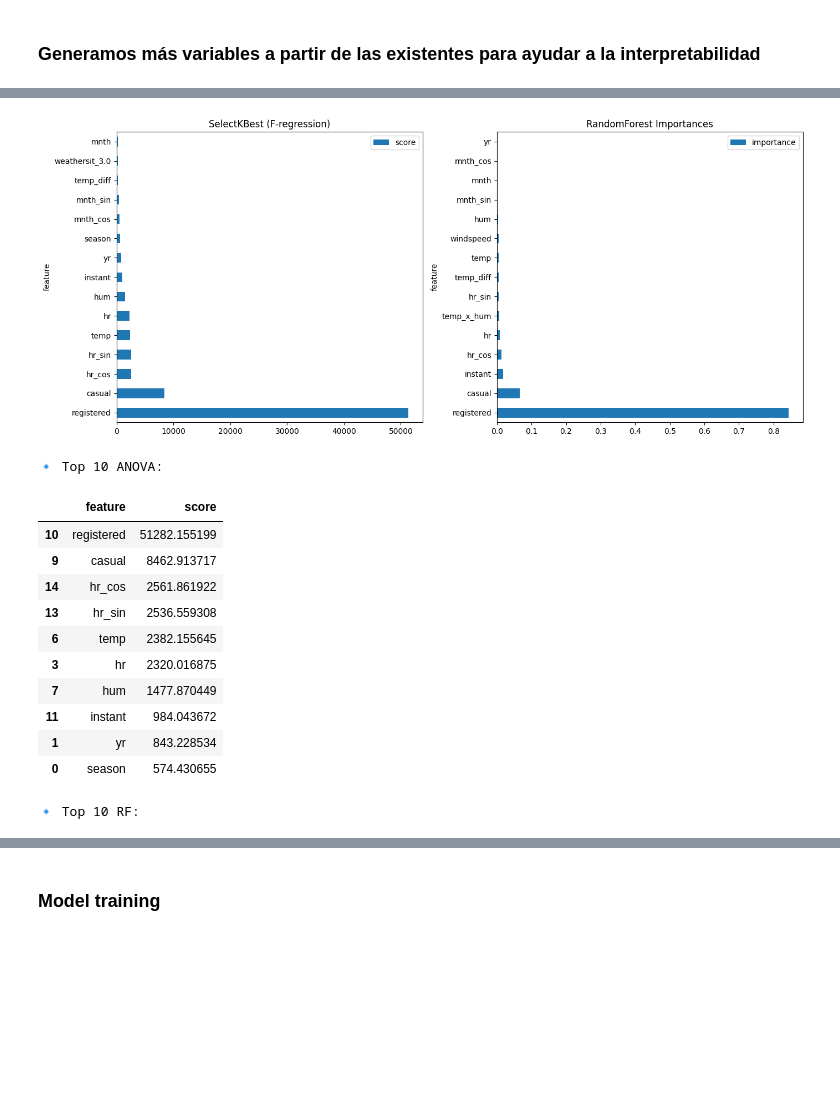
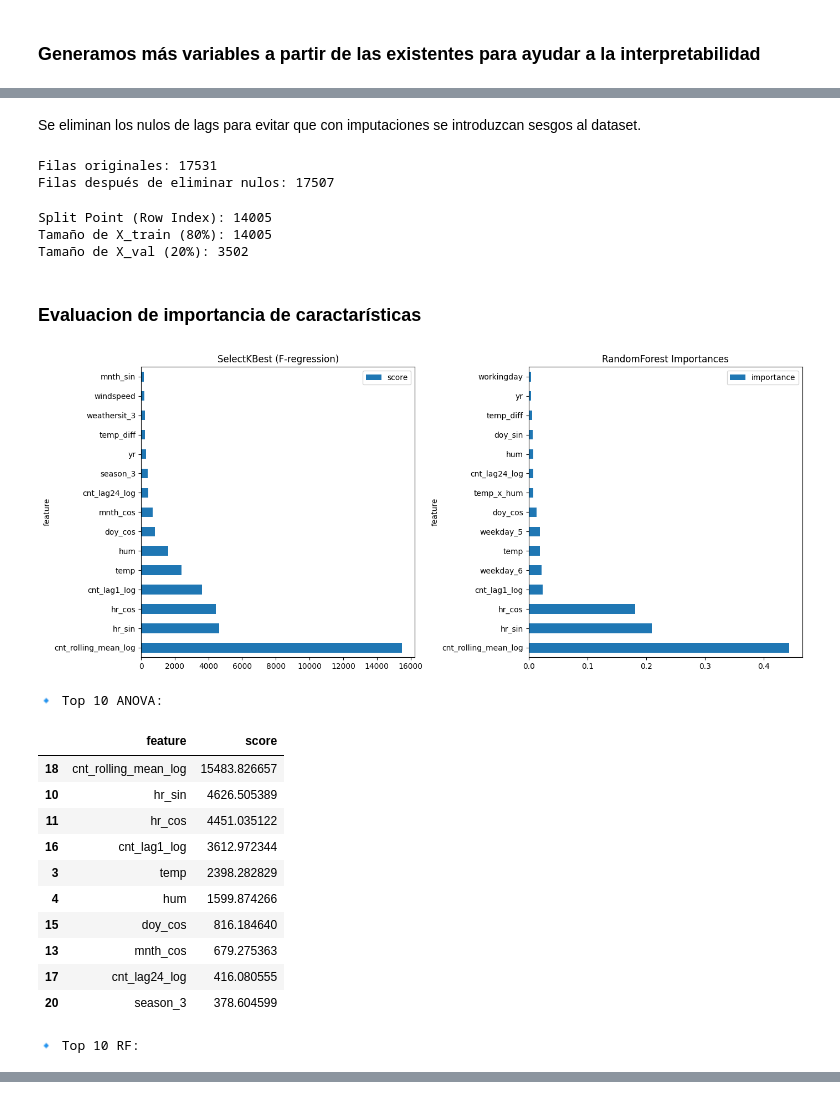
Before and after one commit to alcalderagl/bike_sharing_mlops, a Jupyter notebook: notebooks/02_feature_eng.ipynb, the cells around one changed output, grey strips where cells are left out. Drawn from its saved outputs; the diff is of its cells as text; code cells hidden in the pictures; blank space fills up the shorter version.

```diff
--- a/notebooks/02_feature_eng.ipynb
+++ b/notebooks/02_feature_eng.ipynb
@@ -190,14 +257,43 @@ Shape después: (17531, 30)
+# %% [markdown]
+Se eliminan los nulos de lags para evitar que con imputaciones se introduzcan sesgos al dataset.
+# %%
+lag_columns = ['cnt_lag1_log', 'cnt_lag24_log', 'cnt_rolling_mean_log']
+y = df_model['cnt_log']
+df_clean = pd.concat([X, y], axis=1).dropna(subset=lag_columns)
+print(f"Filas originales: {len(X)}")
+X = df_clean.drop(columns='cnt_log')
+y = df_clean['cnt_log']
+print(f"Filas después de eliminar nulos: {len(X)}")
+# %% [output]
+Filas originales: 17531
+Filas después de eliminar nulos: 17507
+# %%
+# Definimos el porcentaje de datos que irá a Entrenamiento (e.g., 80%)
+train_ratio = 0.80
+
+# Calcular el punto de corte basado en el porcentaje
+split_point_percentual = int(len(X) * train_ratio)
+
+# Aplicar la división sin barajar (manteniendo el orden temporal)
+X_train = X.iloc[:split_point_percentual]
+X_val = X.iloc[split_point_percentual:]
+y_train = y.iloc[:split_point_percentual]
+y_val = y.iloc[split_point_percentual:]
+
+print(f"Split Point (Row Index): {split_point_percentual}")
+print(f"Tamaño de X_train (80%): {len(X_train)}")
+print(f"Tamaño de X_val (20%): {len(X_val)}")
+# %% [output]
+Split Point (Row Index): 14005
+Tamaño de X_train (80%): 14005
+Tamaño de X_val (20%): 3502
+# %% [markdown]
+### Evaluacion de importancia de caractarísticas
 # %%
 from sklearn.feature_selection import SelectKBest, f_regression
 from sklearn.ensemble import RandomForestRegressor
 from sklearn.model_selection import train_test_split
-import pandas as pd
-import numpy as np
-import matplotlib.pyplot as plt
 
-# --- separar X / y
-y = df_selected['cnt'].astype(float)
-X = df_selected.drop(columns=['cnt'])
 
 # 1) quitar columnas datetime (p. ej., 'dteday')
 dt_cols = X.select_dtypes(include=['datetime64[ns]', 'datetime64[ns, UTC]']).columns
@@ -208,54 +304,50 @@ for c in X.columns:
     X[c] = pd.to_numeric(X[c], errors='coerce')
 
 # 3) asegurar sin NaN (no debería haber, pero por si acaso)
 if X.isna().any().any():
     X = X.fillna(0.0)
 
-# split
-X_train, X_test, y_train, y_test = train_test_split(
-    X, y, test_size=0.2, random_state=42
-)
-
 # --- SelectKBest (ANOVA/F-test)
 selector = SelectKBest(score_func=f_regression, k='all')
-selector.fit(X_train, y_train)
+selector.fit(X_train, y_train) # <- Usar el set de entrenamiento TEMPORAL
 anova_scores = pd.DataFrame(
-    {'feature': X.columns, 'score': selector.scores_}
+    {'feature': X_train.columns, 'score': selector.scores_}
 ).sort_values('score', ascending=False)
 
 # --- Random Forest Importances
 rf = RandomForestRegressor(n_estimators=200, random_state=42)
-rf.fit(X_train, y_train)
+rf.fit(X_train, y_train) # <- Usar el set de entrenamiento TEMPORAL
 rf_importances = pd.DataFrame(
-    {'feature': X.columns, 'importance': rf.feature_importances_}
+    {'feature': X_train.columns, 'importance': rf.feature_importances_}
 ).sort_values('importance', ascending=False)
+
 
 # --- plots rápidos
 fig, axes = plt.subplots(1, 2, figsize=(14, 6))
 anova_scores.head(15).plot.barh(x='feature', y='score', ax=axes[0])
 axes[0].set_title('SelectKBest (F-regression)')
 rf_importances.head(15).plot.barh(x='feature', y='importance', ax=axes[1])
 axes[1].set_title('RandomForest Importances')
 plt.tight_layout()
 plt.show()
 
 print("🔹 Top 10 ANOVA:")
 display(anova_scores.head(10))
 print("\n🔹 Top 10 RF:")
 display(rf_importances.head(10))
 # %% [output]
-[figure, old version]
+[figure, new version]
 🔹 Top 10 ANOVA:
 |  | feature | score |
-| 10 | registered | 51282.155199 |
-| 9 | casual | 8462.913717 |
-| 14 | hr_cos | 2561.861922 |
-| 13 | hr_sin | 2536.559308 |
-| 6 | temp | 2382.155645 |
-| 3 | hr | 2320.016875 |
-| 7 | hum | 1477.870449 |
-| 11 | instant | 984.043672 |
-| 1 | yr | 843.228534 |
-| 0 | season | 574.430655 |
+| 18 | cnt_rolling_mean_log | 15483.826657 |
+| 10 | hr_sin | 4626.505389 |
+| 11 | hr_cos | 4451.035122 |
+| 16 | cnt_lag1_log | 3612.972344 |
+| 3 | temp | 2398.282829 |
+| 4 | hum | 1599.874266 |
+| 15 | doy_cos | 816.184640 |
+| 13 | mnth_cos | 679.275363 |
+| 17 | cnt_lag24_log | 416.080555 |
+| 20 | season_3 | 378.604599 |
 🔹 Top 10 RF:
 |  | feature | importance |
@@ -281,2 +363,0 @@ features_final = [
-# %% [markdown]
-### Model training
```
Also changed, not shown: parts of 34 cells of this notebook, 16 other files.
